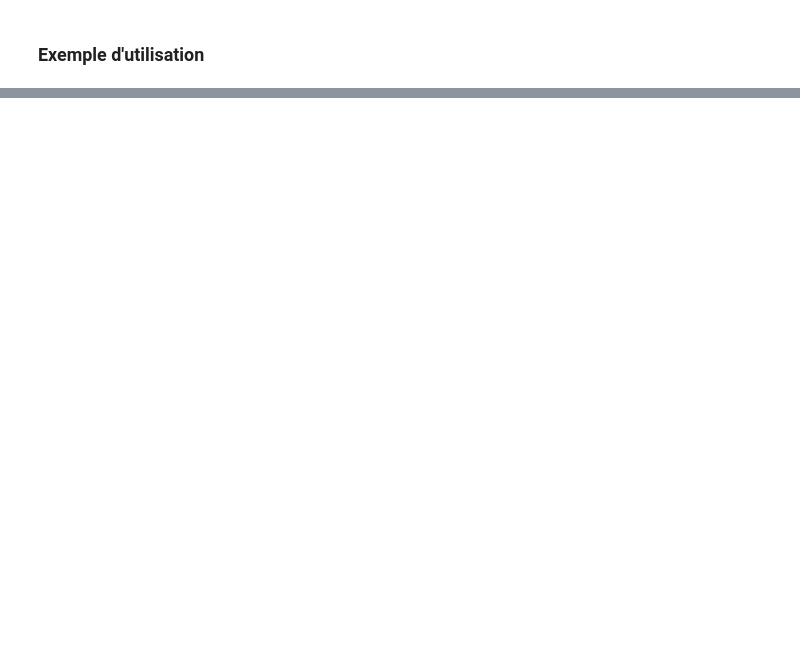
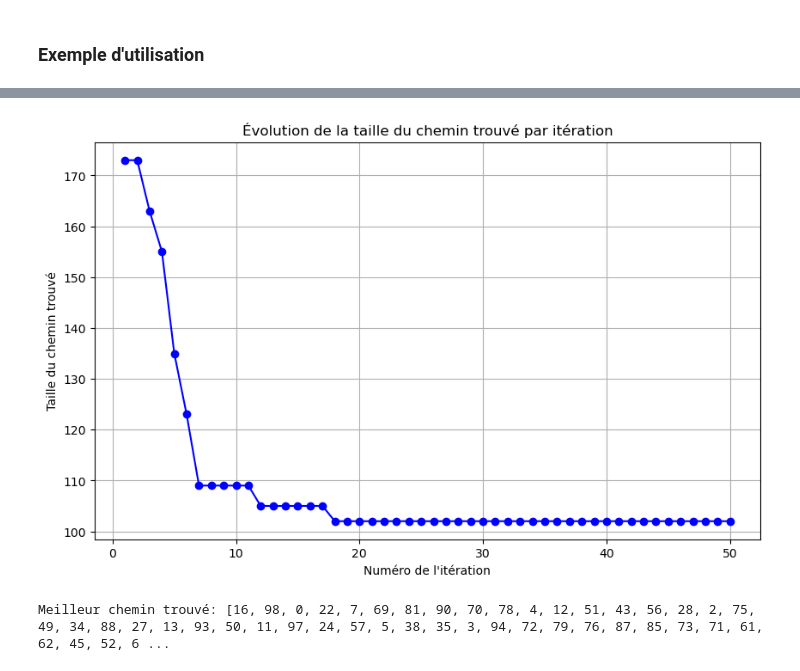
Before and after one commit to Stick-eth/Ant-Colony-Path-Finder, a Jupyter notebook: components/G4 - Solveur fourmis.ipynb, the cells around one changed output, grey strips where cells are left out. Saved outputs shown, nothing was run; the diff lists cells and outputs as text; code cells hidden in the pictures; blank space fills up the shorter version.

```diff
--- a/components/G4 - Solveur fourmis.ipynb
+++ b/components/G4 - Solveur fourmis.ipynb
@@ -127,6 +127,45 @@ def brute_force(G):
         min_path = list(min_path)
         min_path.append(min_path[0])  # Retour au point de départ
     return min_path, min_length
+# %%
+def ant_colony_optimization_viz(G, num_ants, num_iterations, decay, alpha, beta, show_progress=True):
+    pheromones = initialize_pheromones(G)
+    best_path = None
+    best_length = float('inf')
+    lengths_per_iteration = []
+
+    # Sélectionnez la méthode d'itération en fonction du paramètre show_progress
+    iterations = tqdm(range(num_iterations), desc="Iterations") if show_progress else range(num_iterations)
+
+    for iteration in iterations:
+        paths = []
+        for _ in range(num_ants):
+            start_node = random.choice(list(G.nodes()))
+            path = find_path(G, pheromones, alpha, beta, start_node)
+            if path is None:
+                continue
+            length = calculate_path_length(G, path)
+            if length == float('inf'):
+                continue
+            paths.append(path)
+            if length < best_length:
+                best_length = length
+                best_path = path
+        update_pheromones(G, pheromones, paths, decay)
+        lengths_per_iteration.append(best_length)
+        # print(f"Iteration {iteration+1}/{num_iterations}, Best length: {best_length}")
+
+    return best_path, best_length, lengths_per_iteration
+# %%
+def plot_lengths_per_iteration(lengths):
+    iterations = list(range(1, len(lengths) + 1))
+    plt.figure(figsize=(10, 6))
+    plt.plot(iterations, lengths, marker='o', linestyle='-', color='b')
+    plt.xlabel('Numéro de l\'itération')
+    plt.ylabel('Taille du chemin trouvé')
+    plt.title('Évolution de la taille du chemin trouvé par itération')
+    plt.grid(True)
+    plt.show()
 # %% [markdown]
 ### Exemple d'utilisation
 # %%
@@ -157,0 +197,9 @@ NameError: name 'ant_colony_optimization' is not defined
+# %%
+# Exemple d'utilisation
+G = random_graph(100)
+best_path, best_length, lengths_per_iteration = ant_colony_optimization_viz(G, num_ants, num_iterations, decay, alpha, beta, show_progress=True)
+plot_lengths_per_iteration(lengths_per_iteration)
+print(f"Meilleur chemin trouvé: {best_path} avec une longueur de: {best_length}")
+# %% [output]
+[figure, added]
+Meilleur chemin trouvé: [16, 98, 0, 22, 7, 69, 81, 90, 70, 78, 4, 12, 51, 43, 56, 28, 2, 75, 49, 34, 88, 27, 13, 93, 50, 11, 97, 24, 57, 5, 38, 35, 3, 94, 72, 79, 76, 87, 85, 73, 71, 61, 62, 45, 52, 6 ...
```
Also changed, not shown: parts of 1 cell of this notebook, 8 other files.
